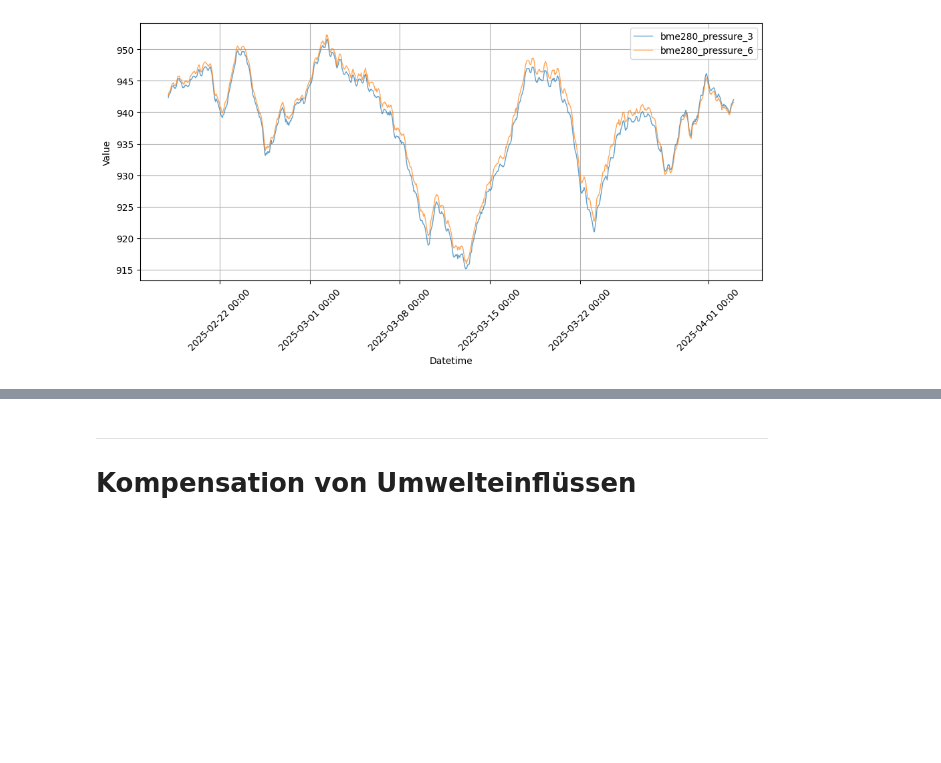
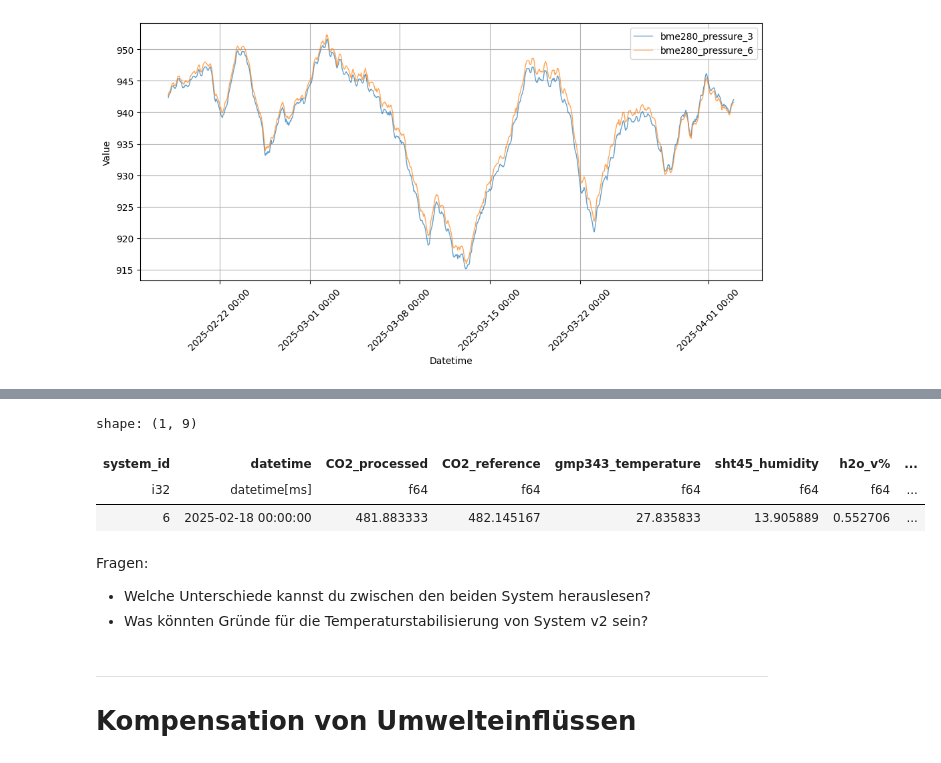
Before and after one commit to tum-esm/HES-2-Praktikum, a Jupyter notebook: notebooks/4_Sensor_Sensitivity.ipynb, the cells around one changed output, grey strips where cells are left out. Cells and saved outputs as stored; diff of their text form; code cells hidden in the pictures; blank space fills up the shorter version.

```diff
--- a/notebooks/4_Sensor_Sensitivity.ipynb
+++ b/notebooks/4_Sensor_Sensitivity.ipynb
@@ -79,0 +129,7 @@ plot_columns(df_plot, "datetime", ["bme280_pressure_3", "bme280_pressure_6"])
+# %%
+df_s_6.head(1)
+# %% [output]
+shape: (1, 9)
+| system_id | datetime | CO2_processed | CO2_reference | gmp343_temperature | sht45_humidity | h2o_v% | ... |
+| i32 | datetime[ms] | f64 | f64 | f64 | f64 | f64 | ... |
+| 6 | 2025-02-18 00:00:00 | 481.883333 | 482.145167 | 27.835833 | 13.905889 | 0.552706 | ... |
@@ -80,3 +139,8 @@ plot_columns(df_plot, "datetime", ["bme280_pressure_3", "bme280_pressure_6"])
+# %% [markdown]
+Fragen:
+
+- Welche Unterschiede kannst du zwischen den beiden System herauslesen?
+- Was könnten Gründe für die Temperaturstabilisierung von System v2 sein?
 # %% [markdown]
 ---
 
```
Also changed, not shown: parts of 18 cells of this notebook.
